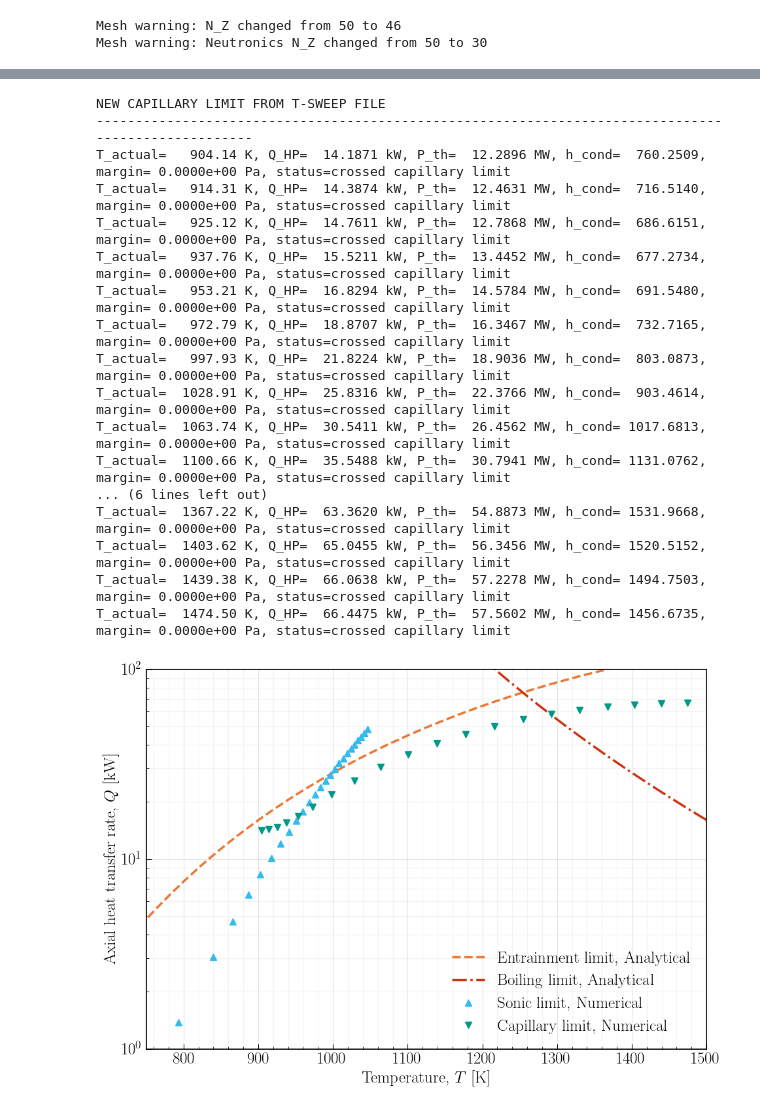
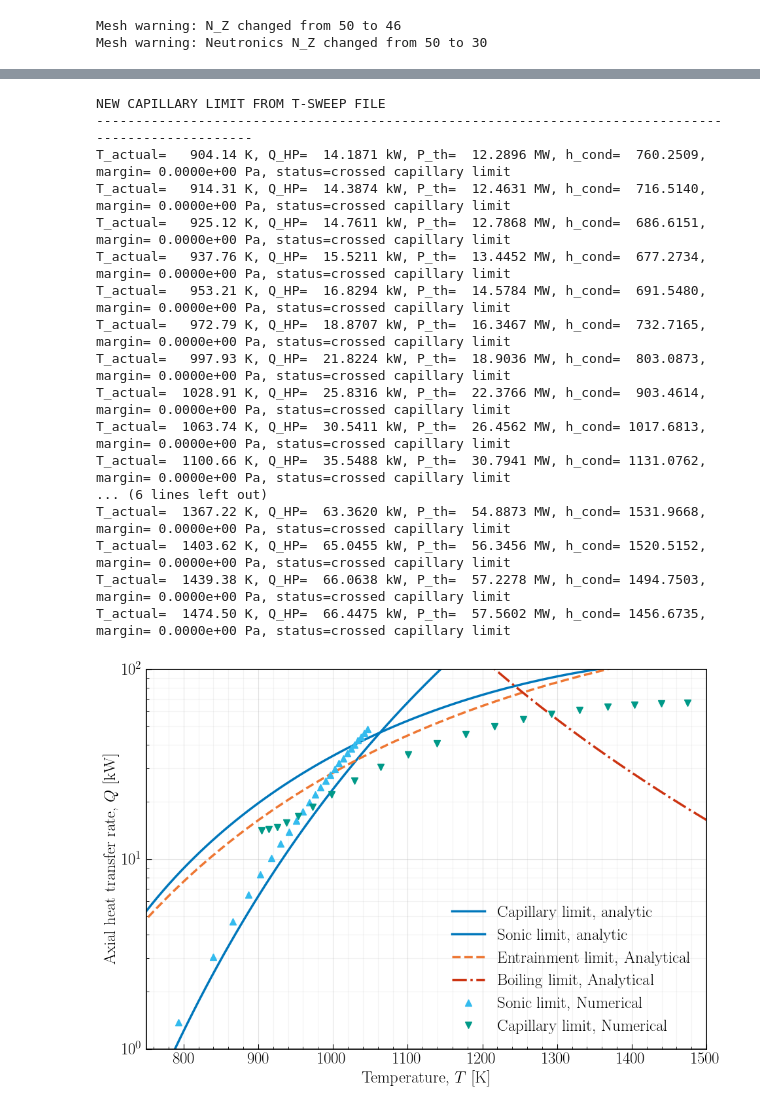
Before and after one commit to Karlandersson02/CoupledHeatPipeReactor, a Jupyter notebook: scripts/heatpipe_limits/reactor_HP_limits.ipynb, the cells around one changed output, grey strips where cells are left out. Cells and saved outputs as stored; diff of their text form; code cells hidden in the pictures.

```diff
--- a/scripts/heatpipe_limits/reactor_HP_limits.ipynb
+++ b/scripts/heatpipe_limits/reactor_HP_limits.ipynb
@@ -1279,7 +1282,9 @@ import matplotlib.pyplot as plt
 # ------------------------------------------------------------
 # Load data
 # ------------------------------------------------------------
-data = np.load("./heatpipe_limit_curves_20260530_1848.npz", allow_pickle=True)
+data = np.load("./heatpipe_limit_curves_20260601_1017.npz", allow_pickle=True)
+data_ana = np.load("./heatpipe_limit_curves_20260601_1538.npz", allow_pickle=True)
+
 
 
 # ------------------------------------------------------------
@@ -1303,7 +1308,7 @@ def finite_xy(x, y):
     return x[mask], y[mask]
 
 
-def maybe_plot_line(key_T, key_Q, label, *, linestyle="-", linewidth=2.5):
+def maybe_plot_line(key_T, key_Q, label, *, data=data_ana, linestyle="-", linewidth=2.5):
     """Plot a line if both keys exist."""
     if key_T in data and key_Q in data:
         T, Q = finite_xy(data[key_T], data[key_Q])
@@ -1428,6 +1433,7 @@ colors = {
 # ------------------------------------------------------------
 # Old file: analytic limits + sonic numerical limit
 old_data = np.load("./heatpipe_limit_curves_20260530_1848.npz", allow_pickle=True)
+ana_data = np.load("./heatpipe_limit_curves_20260530_1848.npz", allow_pickle=True)
 
 # New file: capillary T-sweep result from the new solver
 cap_data = np.load("./capillary_T_sweep_results_20260525_1412.npz", allow_pickle=True)
@@ -1440,7 +1446,7 @@ plt.rcParams.update({
     "font.family": "serif",
     "font.serif": ["Computer Modern Roman"],
     "mathtext.fontset": "cm",
-    "font.size": 18,
+    "font.size": 28,
     "text.usetex": True,
 })
 
@@ -1783,14 +1789,23 @@ fig, ax = plt.subplots(figsize=(10, 7))
 # ------------------------------------------------------------
 # Analytic limits from old file
 # ------------------------------------------------------------
-# maybe_plot_line(
-#     old_data,
-#     "analytic_T",
-#     "sonic_analytic_Q",
-#     r"Sonic limit, analytic",
-#     linestyle="-",
-#     color=colors["blue"],
-# )
+maybe_plot_line(
+    data_ana,
+    "analytic_T",
+    "capillary_analytic_Q",
+    r"Capillary limit, analytic",
+    linestyle="-",
+    color=colors["blue"],
+)
+
+maybe_plot_line(
+    data_ana,
+    "analytic_T",
+    "sonic_analytic_Q",
+    r"Sonic limit, analytic",
+    linestyle="-",
+    color=colors["blue"],
+)
 
 maybe_plot_line(
     old_data,
@@ -1853,34 +1868,34 @@ ax.legend(
     loc="best",
 )
 
 ax.set_ylim(1e0, 1e2)
 ax.set_xlim(750, 1500)
 
 fig.tight_layout()
 
 # plt.savefig("./heatpipe_limit_curves_with_new_capillary.png", dpi=300, bbox_inches="tight")
 plt.savefig("./heatpipe_limit_curves_with_new_capillary.pdf", bbox_inches="tight")
 
 plt.show()
 # %% [output]
 NEW CAPILLARY LIMIT FROM T-SWEEP FILE
 ----------------------------------------------------------------------------------------------------
 T_actual=   904.14 K, Q_HP=  14.1871 kW, P_th=  12.2896 MW, h_cond=  760.2509, margin= 0.0000e+00 Pa, status=crossed capillary limit
 T_actual=   914.31 K, Q_HP=  14.3874 kW, P_th=  12.4631 MW, h_cond=  716.5140, margin= 0.0000e+00 Pa, status=crossed capillary limit
 T_actual=   925.12 K, Q_HP=  14.7611 kW, P_th=  12.7868 MW, h_cond=  686.6151, margin= 0.0000e+00 Pa, status=crossed capillary limit
 T_actual=   937.76 K, Q_HP=  15.5211 kW, P_th=  13.4452 MW, h_cond=  677.2734, margin= 0.0000e+00 Pa, status=crossed capillary limit
 T_actual=   953.21 K, Q_HP=  16.8294 kW, P_th=  14.5784 MW, h_cond=  691.5480, margin= 0.0000e+00 Pa, status=crossed capillary limit
 T_actual=   972.79 K, Q_HP=  18.8707 kW, P_th=  16.3467 MW, h_cond=  732.7165, margin= 0.0000e+00 Pa, status=crossed capillary limit
 T_actual=   997.93 K, Q_HP=  21.8224 kW, P_th=  18.9036 MW, h_cond=  803.0873, margin= 0.0000e+00 Pa, status=crossed capillary limit
 T_actual=  1028.91 K, Q_HP=  25.8316 kW, P_th=  22.3766 MW, h_cond=  903.4614, margin= 0.0000e+00 Pa, status=crossed capillary limit
 T_actual=  1063.74 K, Q_HP=  30.5411 kW, P_th=  26.4562 MW, h_cond= 1017.6813, margin= 0.0000e+00 Pa, status=crossed capillary limit
 T_actual=  1100.66 K, Q_HP=  35.5488 kW, P_th=  30.7941 MW, h_cond= 1131.0762, margin= 0.0000e+00 Pa, status=crossed capillary limit
 ... (6 lines left out)
 T_actual=  1367.22 K, Q_HP=  63.3620 kW, P_th=  54.8873 MW, h_cond= 1531.9668, margin= 0.0000e+00 Pa, status=crossed capillary limit
 T_actual=  1403.62 K, Q_HP=  65.0455 kW, P_th=  56.3456 MW, h_cond= 1520.5152, margin= 0.0000e+00 Pa, status=crossed capillary limit
 T_actual=  1439.38 K, Q_HP=  66.0638 kW, P_th=  57.2278 MW, h_cond= 1494.7503, margin= 0.0000e+00 Pa, status=crossed capillary limit
 T_actual=  1474.50 K, Q_HP=  66.4475 kW, P_th=  57.5602 MW, h_cond= 1456.6735, margin= 0.0000e+00 Pa, status=crossed capillary limit
-[figure, old version]
+[figure, new version]
 # %%
 import numpy as np
 import matplotlib.pyplot as plt
```
Also changed, not shown: parts of 7 cells of this notebook, 20 other files.
